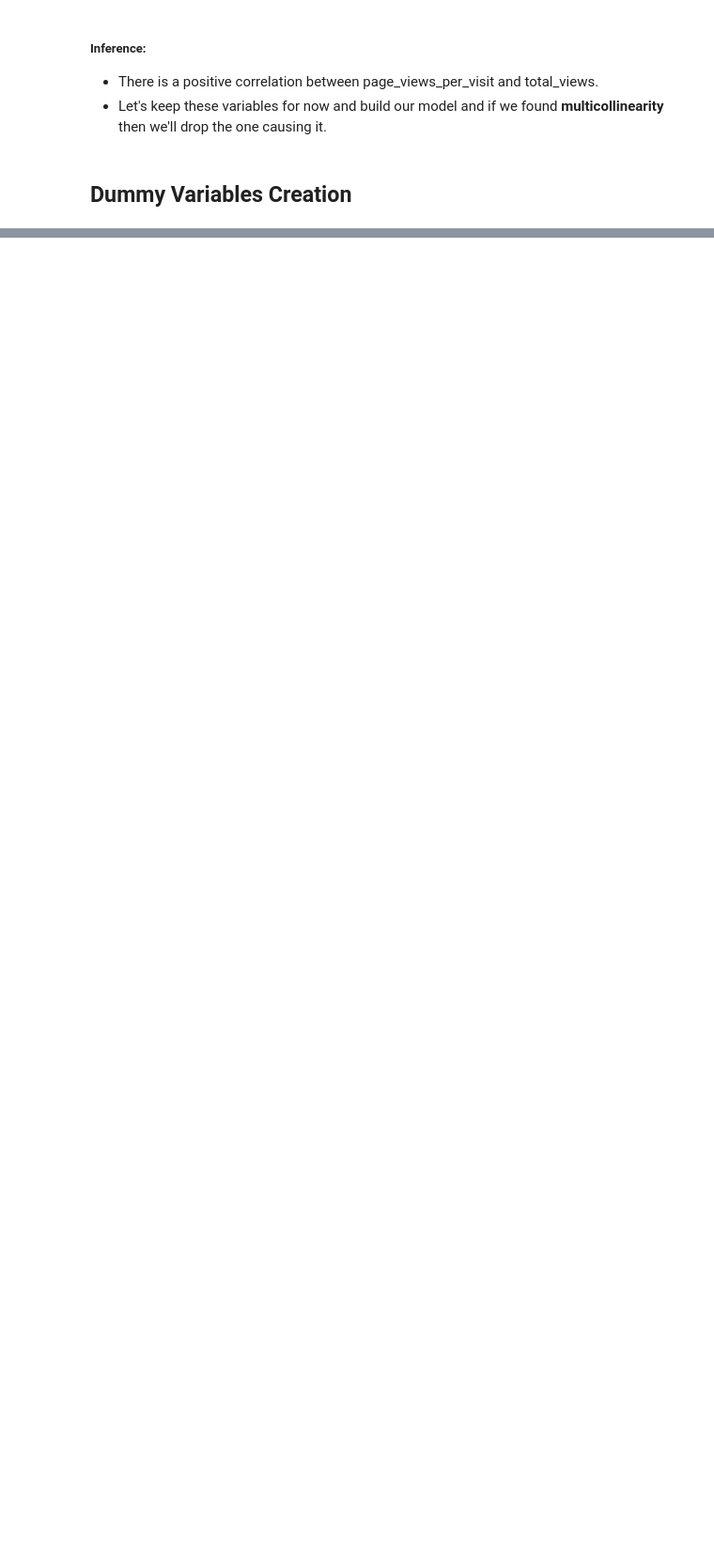
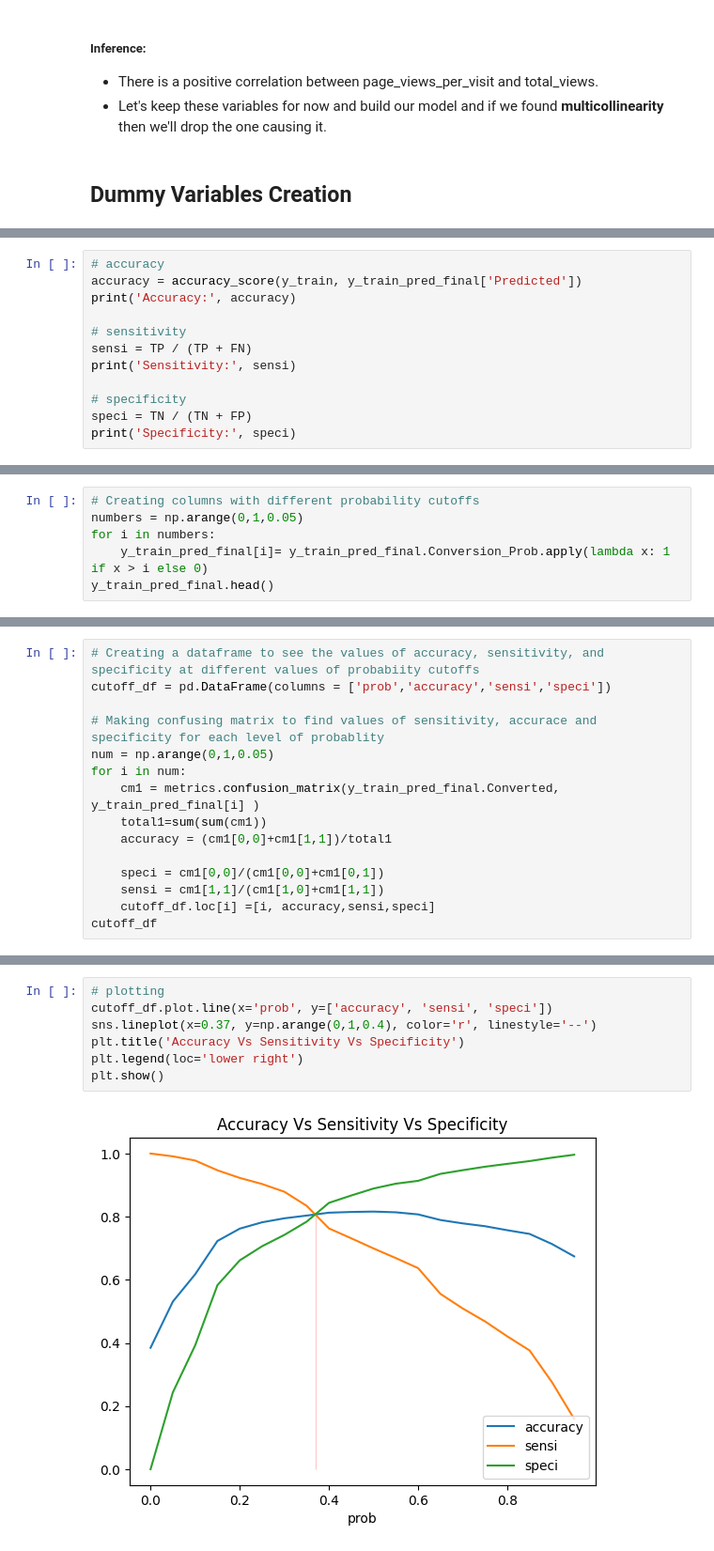
Before and after one commit to parashardevesh/lead_scoring, a Jupyter notebook: Lead_Scoring.ipynb, the cells around one changed output, grey strips where cells are left out. Shown at 94% size. Saved outputs shown, nothing was run; the diff lists cells and outputs as text; blank space fills up the shorter version.

```diff
--- a/Lead_Scoring.ipynb
+++ b/Lead_Scoring.ipynb
@@ -819,0 +1323,12 @@ plt.show()
+# %%
+# accuracy
+accuracy = accuracy_score(y_train, y_train_pred_final['Predicted'])
+print('Accuracy:', accuracy)
+
+# sensitivity
+sensi = TP / (TP + FN)
+print('Sensitivity:', sensi)
+
+# specificity
+speci = TN / (TN + FP)
+print('Specificity:', speci)
@@ -819,0 +1382,6 @@ plt.show()
+# %%
+# Creating columns with different probability cutoffs
+numbers = np.arange(0,1,0.05)
+for i in numbers:
+    y_train_pred_final[i]= y_train_pred_final.Conversion_Prob.apply(lambda x: 1 if x > i else 0)
+y_train_pred_final.head()
@@ -819,0 +1400,15 @@ plt.show()
+# %%
+# Creating a dataframe to see the values of accuracy, sensitivity, and specificity at different values of probabiity cutoffs
+cutoff_df = pd.DataFrame(columns = ['prob','accuracy','sensi','speci'])
+
+# Making confusing matrix to find values of sensitivity, accurace and specificity for each level of probablity
+num = np.arange(0,1,0.05)
+for i in num:
+    cm1 = metrics.confusion_matrix(y_train_pred_final.Converted, y_train_pred_final[i] )
+    total1=sum(sum(cm1))
+    accuracy = (cm1[0,0]+cm1[1,1])/total1
+
+    speci = cm1[0,0]/(cm1[0,0]+cm1[0,1])
+    sensi = cm1[1,1]/(cm1[1,0]+cm1[1,1])
+    cutoff_df.loc[i] =[i, accuracy,sensi,speci]
+cutoff_df
@@ -819,0 +1433,9 @@ plt.show()
+# %%
+# plotting
+cutoff_df.plot.line(x='prob', y=['accuracy', 'sensi', 'speci'])
+sns.lineplot(x=0.37, y=np.arange(0,1,0.4), color='r', linestyle='--')
+plt.title('Accuracy Vs Sensitivity Vs Specificity')
+plt.legend(loc='lower right')
+plt.show()
+# %% [output]
+[figure, added]
```
Also changed, not shown: parts of 92 cells of this notebook.
